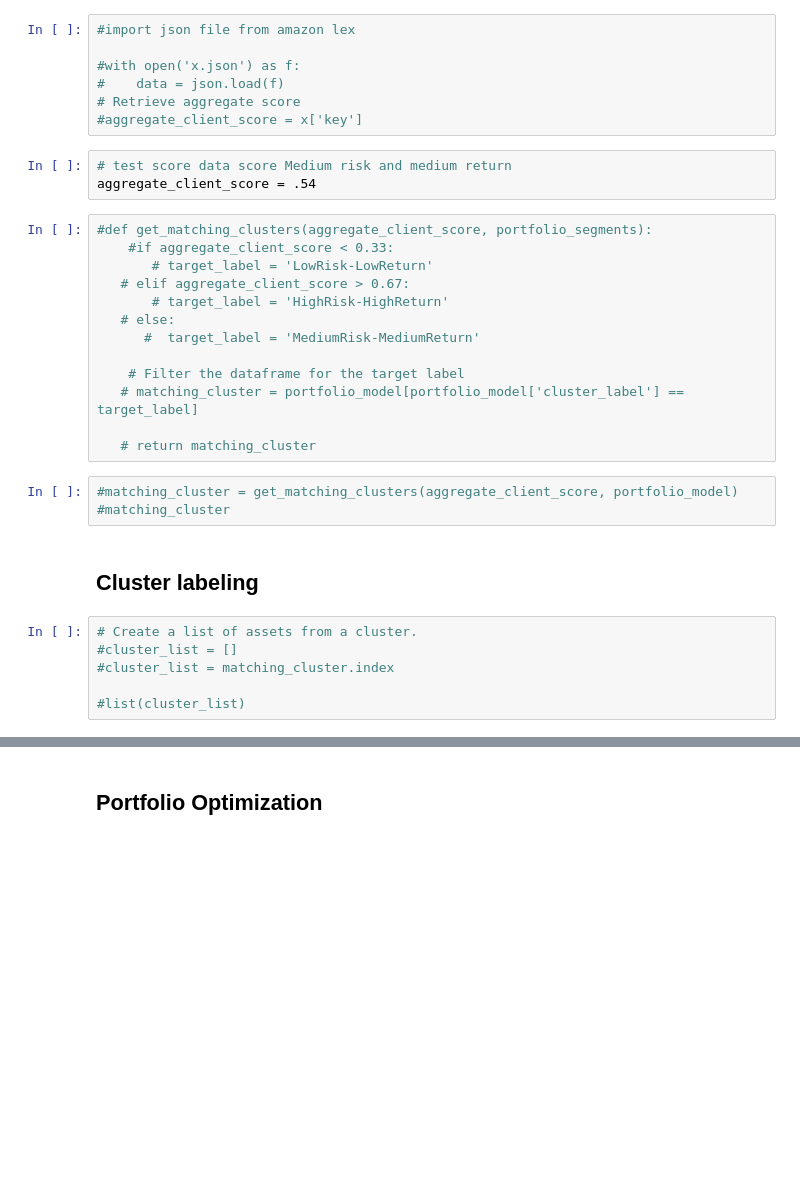
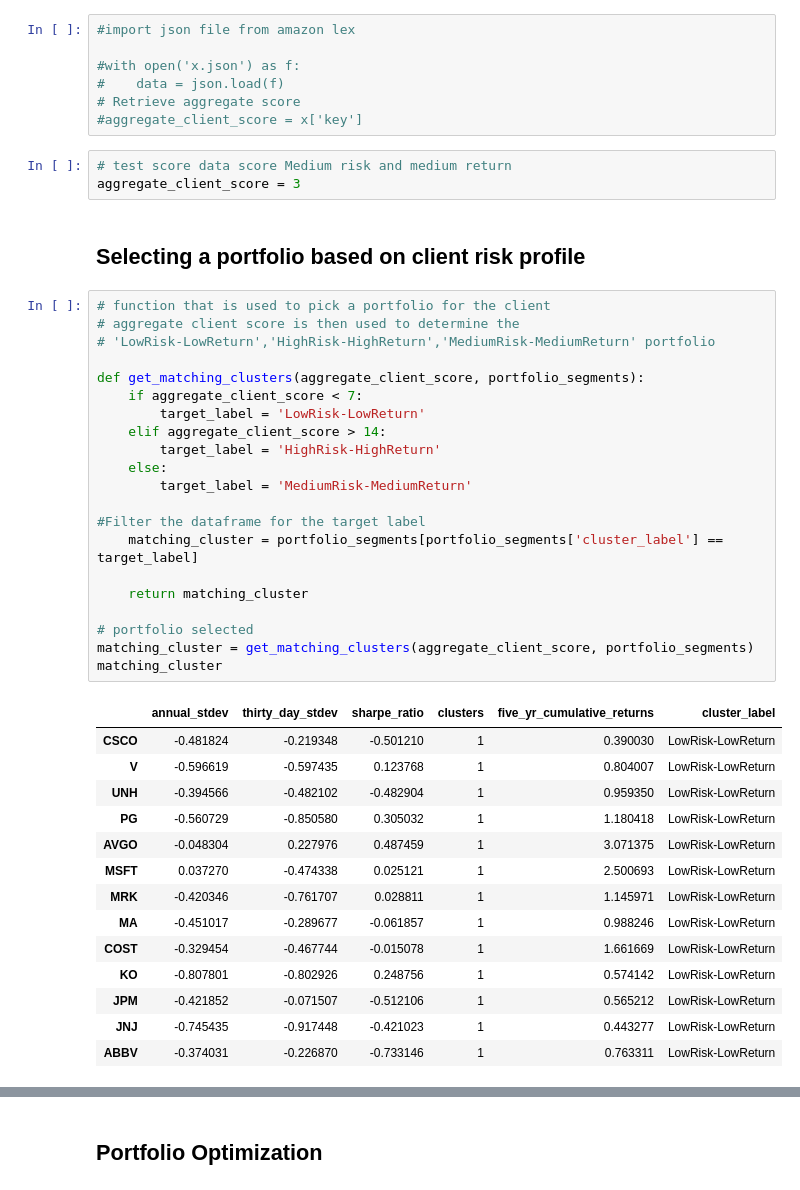
Before and after one commit to ssenhouse/project_2_lex_luthor_advisor, a Jupyter notebook: Asset_Quant_Data.ipynb, the cells around one changed output, grey strips where cells are left out. Drawn from its saved outputs; the diff is of its cells as text; blank space fills up the shorter version.

```diff
--- a/Asset_Quant_Data.ipynb
+++ b/Asset_Quant_Data.ipynb
@@ -436,28 +431,42 @@ portfolio_segments
 #aggregate_client_score = x['key']
 # %%
 # test score data score Medium risk and medium return
-aggregate_client_score = .54
+aggregate_client_score = 3
+# %% [markdown]
+## Selecting a portfolio based on client risk profile
 # %%
-#def get_matching_clusters(aggregate_client_score, portfolio_segments):
-    #if aggregate_client_score < 0.33:
-       # target_label = 'LowRisk-LowReturn'
-   # elif aggregate_client_score > 0.67:
-       # target_label = 'HighRisk-HighReturn'
-   # else:
-      #  target_label = 'MediumRisk-MediumReturn'
+# function that is used to pick a portfolio for the client
+# aggregate client score is then used to determine the
+# 'LowRisk-LowReturn','HighRisk-HighReturn','MediumRisk-MediumReturn' portfolio
 
-    # Filter the dataframe for the target label
-   # matching_cluster = portfolio_model[portfolio_model['cluster_label'] == target_label]
+def get_matching_clusters(aggregate_client_score, portfolio_segments):
+    if aggregate_client_score < 7:
+        target_label = 'LowRisk-LowReturn'
+    elif aggregate_client_score > 14:
+        target_label = 'HighRisk-HighReturn'
+    else:
+        target_label = 'MediumRisk-MediumReturn'
 
-   # return matching_cluster
+#Filter the dataframe for the target label
+    matching_cluster = portfolio_segments[portfolio_segments['cluster_label'] == target_label]
+
+    return matching_cluster
+
+# portfolio selected
+matching_cluster = get_matching_clusters(aggregate_client_score, portfolio_segments)
+matching_cluster
+# %% [output]
+|  | annual_stdev | thirty_day_stdev | sharpe_ratio | clusters | five_yr_cumulative_returns | cluster_label |
+| CSCO | -0.481824 | -0.219348 | -0.501210 | 1 | 0.390030 | LowRisk-LowReturn |
+| V | -0.596619 | -0.597435 | 0.123768 | 1 | 0.804007 | LowRisk-LowReturn |
+| UNH | -0.394566 | -0.482102 | -0.482904 | 1 | 0.959350 | LowRisk-LowReturn |
+| PG | -0.560729 | -0.850580 | 0.305032 | 1 | 1.180418 | LowRisk-LowReturn |
+| AVGO | -0.048304 | 0.227976 | 0.487459 | 1 | 3.071375 | LowRisk-LowReturn |
+| MSFT | 0.037270 | -0.474338 | 0.025121 | 1 | 2.500693 | LowRisk-LowReturn |
+| MRK | -0.420346 | -0.761707 | 0.028811 | 1 | 1.145971 | LowRisk-LowReturn |
+| MA | -0.451017 | -0.289677 | -0.061857 | 1 | 0.988246 | LowRisk-LowReturn |
+| COST | -0.329454 | -0.467744 | -0.015078 | 1 | 1.661669 | LowRisk-LowReturn |
+| KO | -0.807801 | -0.802926 | 0.248756 | 1 | 0.574142 | LowRisk-LowReturn |
+| JPM | -0.421852 | -0.071507 | -0.512106 | 1 | 0.565212 | LowRisk-LowReturn |
+| JNJ | -0.745435 | -0.917448 | -0.421023 | 1 | 0.443277 | LowRisk-LowReturn |
+| ABBV | -0.374031 | -0.226870 | -0.733146 | 1 | 0.763311 | LowRisk-LowReturn |
-# %%
-#matching_cluster = get_matching_clusters(aggregate_client_score, portfolio_model)
-#matching_cluster
-# %% [markdown]
-## Cluster labeling
-# %%
-# Create a list of assets from a cluster.
-#cluster_list = []
-#cluster_list = matching_cluster.index
-
-#list(cluster_list)
```
Also changed, not shown: parts of 23 cells of this notebook.
